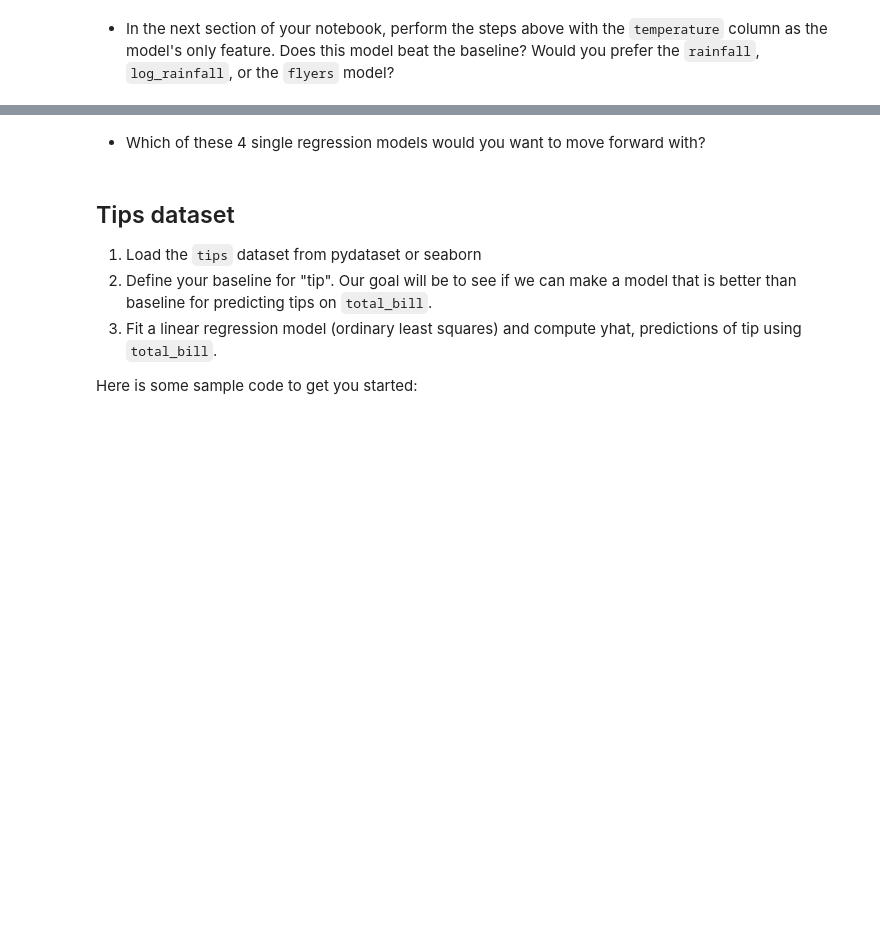
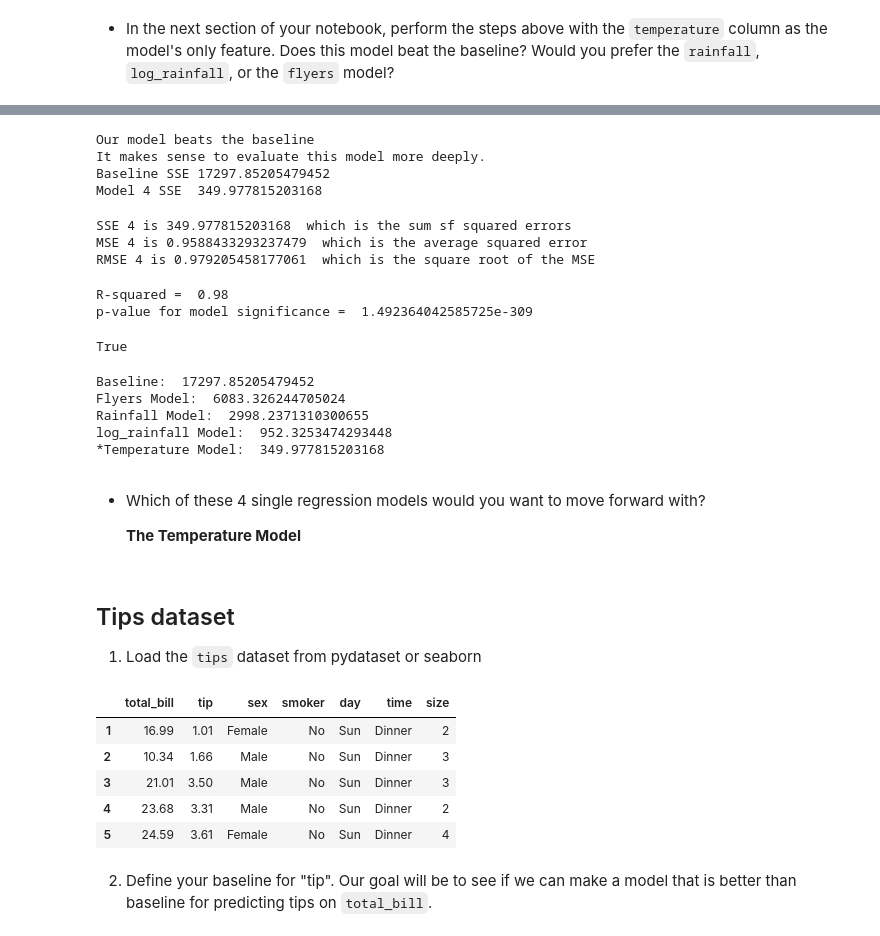
Before and after one commit to Brandon-Martinez27/regression-exercises, a Jupyter notebook: evaluate.ipynb, the cells around one changed output, grey strips where cells are left out. Saved outputs shown, nothing was run; the diff lists cells and outputs as text; code cells hidden in the pictures; blank space fills up the shorter version.

Commit message:
finished evaluate exercises

```diff
--- a/evaluate.ipynb
+++ b/evaluate.ipynb
@@ -235,9 +355,79 @@ Flyers Model:  6083.326244705024
+# %%
+# compare SSE between baseline and model
+baseline_sse4 = (evaluate4.baseline_residual**2).sum()
+model_sse4 = (evaluate4.model_residual**2).sum()
+
+if model_sse4 < baseline_sse4:
+    print("Our model beats the baseline")
+    print("It makes sense to evaluate this model more deeply.")
+else:
+    print("Our baseline is better than the model.")
+
+print("Baseline SSE", baseline_sse4)
+print("Model 4 SSE ", model_sse4)
+# %% [output]
+Our model beats the baseline
+It makes sense to evaluate this model more deeply.
+Baseline SSE 17297.85205479452
+Model 4 SSE  349.977815203168
+# %%
+# calculate other metrics, MSE, RMSE
+from sklearn.metrics import mean_squared_error
+from math import sqrt
+
+mse4 = mean_squared_error(evaluate4.y, evaluate4.yhat)
+rmse4 = sqrt(mse4)
+
+print("SSE 4 is", model_sse4, " which is the sum sf squared errors")
+print("MSE 4 is", mse4, " which is the average squared error")
+print("RMSE 4 is", rmse4, " which is the square root of the MSE")
+# %% [output]
+SSE 4 is 349.977815203168  which is the sum sf squared errors
+MSE 4 is 0.9588433293237479  which is the average squared error
+RMSE 4 is 0.979205458177061  which is the square root of the MSE
+# %%
+# Find correlation, then p-value for F-Test (for significance of model and feature)
+r2_4 = model4.rsquared
+print('R-squared = ', round(r2_4,3))
+
+f_pval4 = model4.f_pvalue
+print("p-value for model significance = ", f_pval4)
+
+f_pval4 < .05
+# %% [output]
+R-squared =  0.98
+p-value for model significance =  1.492364042585725e-309
+True
+# %%
+# WHICH MODEL IS BEST? (based on SSE)
+print('Baseline: ', baseline_sse)
+print('Flyers Model: ', model_sse)
+print('Rainfall Model: ', model_sse2)
+print('log_rainfall Model: ', model_sse3)
+print('*Temperature Model: ', model_sse4)
+# %% [output]
+Baseline:  17297.85205479452
+Flyers Model:  6083.326244705024
+Rainfall Model:  2998.2371310300655
+log_rainfall Model:  952.3253474293448
+*Temperature Model:  349.977815203168
 # %% [markdown]
 - Which of these 4 single regression models would you want to move forward with?
+
+    **The Temperature Model**
+# %% [markdown]
+## Tips dataset
+1. Load the `tips` dataset from pydataset or seaborn
+# %%
+from pydataset import data
+tips = data('tips')
+tips.head()
+# %% [output]
+|  | total_bill | tip | sex | smoker | day | time | size |
+| 1 | 16.99 | 1.01 | Female | No | Sun | Dinner | 2 |
+| 2 | 10.34 | 1.66 | Male | No | Sun | Dinner | 3 |
+| 3 | 21.01 | 3.50 | Male | No | Sun | Dinner | 3 |
+| 4 | 23.68 | 3.31 | Male | No | Sun | Dinner | 2 |
+| 5 | 24.59 | 3.61 | Female | No | Sun | Dinner | 4 |
 # %% [markdown]
-## Tips dataset
-1. Load the `tips` dataset from pydataset or seaborn
 2. Define your baseline for "tip". Our goal will be to see if we can make a model that is better than baseline for predicting tips on `total_bill`.
-3. Fit a linear regression model (ordinary least squares) and compute yhat, predictions of tip using `total_bill`.
-
-Here is some sample code to get you started:
```
Also changed, not shown: parts of 29 cells of this notebook.
